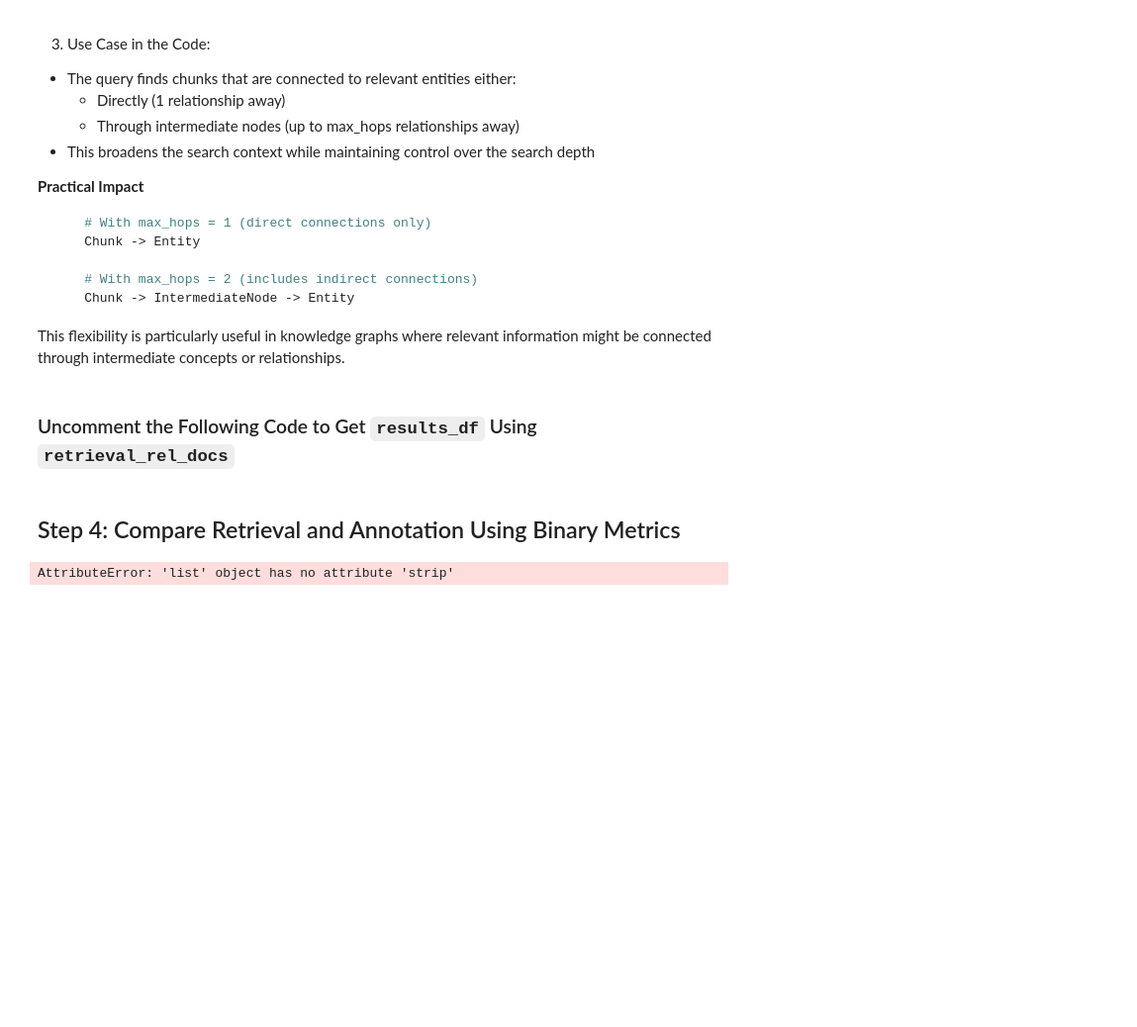
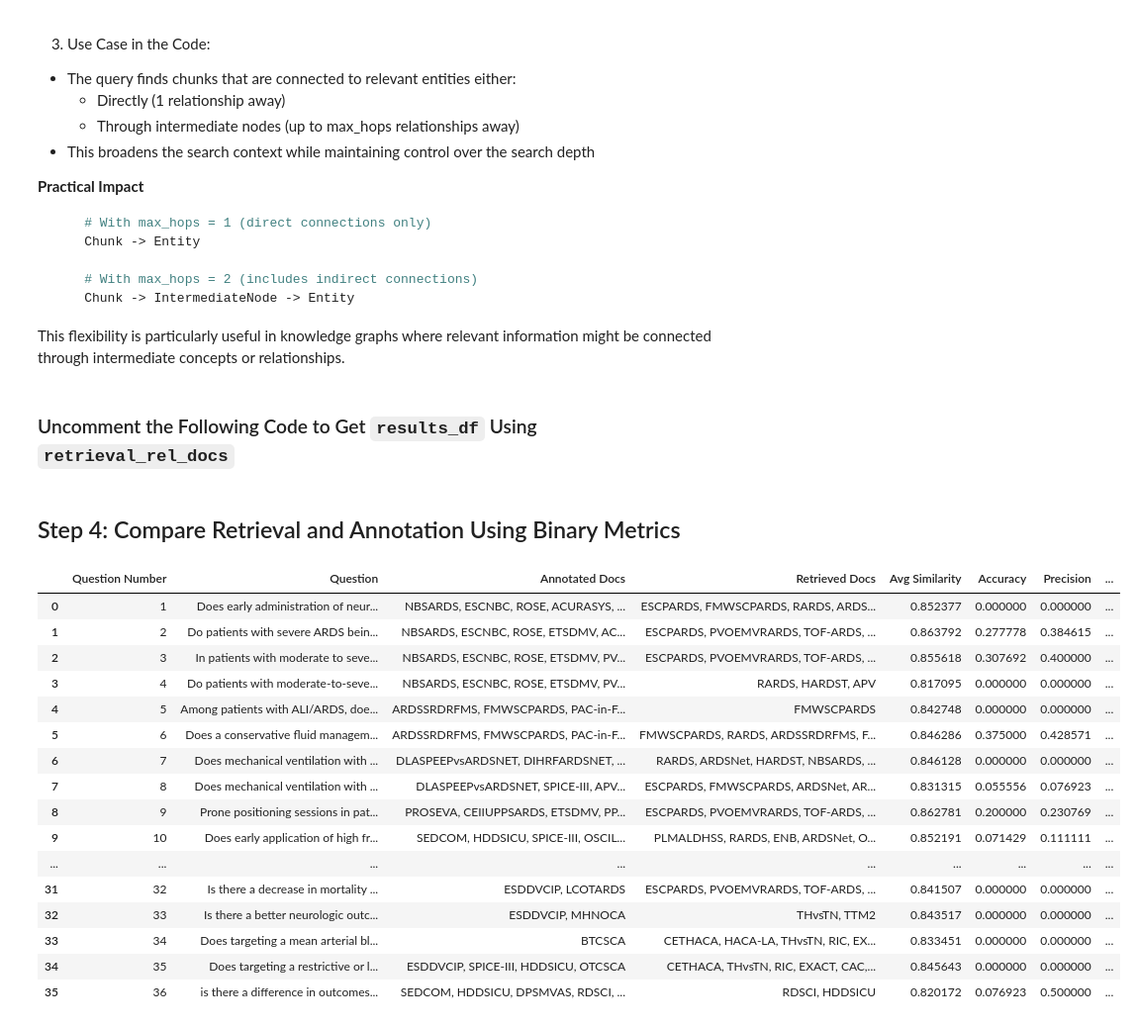
Before and after one commit to BobZhang26/GraphRAG_experiments, a Jupyter notebook: retrieve.ipynb, the cells around one changed output. Shown: that part at 99% size. Drawn from its saved outputs; the diff is of its cells as text; code cells hidden in the pictures; blank space fills up the shorter version.

```diff
--- a/retrieve.ipynb
+++ b/retrieve.ipynb
@@ -173,11 +174,29 @@ max_hops = 1
 # %%
 # Read the retrieved documents results from the csv file
 results_df = pd.read_csv('./outputs/retrieved_docs_results.csv')
 # Get the average similarity for each question and aggregate the unique Retrieved Documents into a single column
 analysis_df = get_avg_similarity_df(results_df)
-analysis_df
-# every entry in the column 'Retrieved Documents' is a list of strings, we need to apply clean_text function to remove the unwanted characters
-analysis_df['Retrieved Files'] = analysis_df['Retrieved Files'].apply(clean_text)
-analysis_df['Retrieved Files'][0], list
+# analysis_df = clean_retrieved_files(analysis_df)
+# load relevant documents
+relevant_docs_df = pd.read_csv('./outputs/relevant_docs.csv')
+concatenated_df = get_concatenate_df(analysis_df,relevant_docs_df,topk=36)
+BM_df = apply_metrics(concatenated_df)
+BM_df
 # %% [output]
-AttributeError: 'list' object has no attribute 'strip'
+|  | Question Number | Question | Annotated Docs | Retrieved Docs | Avg Similarity | Accuracy | Precision | ... |
+| 0 | 1 | Does early administration of neur... | NBSARDS, ESCNBC, ROSE, ACURASYS, ... | ESCPARDS, FMWSCPARDS, RARDS, ARDS... | 0.852377 | 0.000000 | 0.000000 | ... |
+| 1 | 2 | Do patients with severe ARDS bein... | NBSARDS, ESCNBC, ROSE, ETSDMV, AC... | ESCPARDS, PVOEMVRARDS, TOF-ARDS, ... | 0.863792 | 0.277778 | 0.384615 | ... |
+| 2 | 3 | In patients with moderate to seve... | NBSARDS, ESCNBC, ROSE, ETSDMV, PV... | ESCPARDS, PVOEMVRARDS, TOF-ARDS, ... | 0.855618 | 0.307692 | 0.400000 | ... |
+| 3 | 4 | Do patients with moderate-to-seve... | NBSARDS, ESCNBC, ROSE, ETSDMV, PV... | RARDS, HARDST, APV | 0.817095 | 0.000000 | 0.000000 | ... |
+| 4 | 5 | Among patients with ALI/ARDS, doe... | ARDSSRDRFMS, FMWSCPARDS, PAC-in-F... | FMWSCPARDS | 0.842748 | 0.000000 | 0.000000 | ... |
+| 5 | 6 | Does a conservative fluid managem... | ARDSSRDRFMS, FMWSCPARDS, PAC-in-F... | FMWSCPARDS, RARDS, ARDSSRDRFMS, F... | 0.846286 | 0.375000 | 0.428571 | ... |
+| 6 | 7 | Does mechanical ventilation with ... | DLASPEEPvsARDSNET, DIHRFARDSNET, ... | RARDS, ARDSNet, HARDST, NBSARDS, ... | 0.846128 | 0.000000 | 0.000000 | ... |
+| 7 | 8 | Does mechanical ventilation with ... | DLASPEEPvsARDSNET, SPICE-III, APV... | ESCPARDS, FMWSCPARDS, ARDSNet, AR... | 0.831315 | 0.055556 | 0.076923 | ... |
+| 8 | 9 | Prone positioning sessions in pat... | PROSEVA, CEIIUPPSARDS, ETSDMV, PP... | ESCPARDS, PVOEMVRARDS, TOF-ARDS, ... | 0.862781 | 0.200000 | 0.230769 | ... |
+| 9 | 10 | Does early application of high fr... | SEDCOM, HDDSICU, SPICE-III, OSCIL... | PLMALDHSS, RARDS, ENB, ARDSNet, O... | 0.852191 | 0.071429 | 0.111111 | ... |
+| ... | ... | ... | ... | ... | ... | ... | ... | ... |
+| 31 | 32 | Is there a decrease in mortality ... | ESDDVCIP, LCOTARDS | ESCPARDS, PVOEMVRARDS, TOF-ARDS, ... | 0.841507 | 0.000000 | 0.000000 | ... |
+| 32 | 33 | Is there a better neurologic outc... | ESDDVCIP, MHNOCA | THvsTN, TTM2 | 0.843517 | 0.000000 | 0.000000 | ... |
+| 33 | 34 | Does targeting a mean arterial bl... | BTCSCA | CETHACA, HACA-LA, THvsTN, RIC, EX... | 0.833451 | 0.000000 | 0.000000 | ... |
+| 34 | 35 | Does targeting a restrictive or l... | ESDDVCIP, SPICE-III, HDDSICU, OTCSCA | CETHACA, THvsTN, RIC, EXACT, CAC,... | 0.845643 | 0.000000 | 0.000000 | ... |
+| 35 | 36 | is there a difference in outcomes... | SEDCOM, HDDSICU, DPSMVAS, RDSCI, ... | RDSCI, HDDSICU | 0.820172 | 0.076923 | 0.500000 | ... |
```
Also changed, not shown: parts of 2 cells of this notebook, 2 other files.
